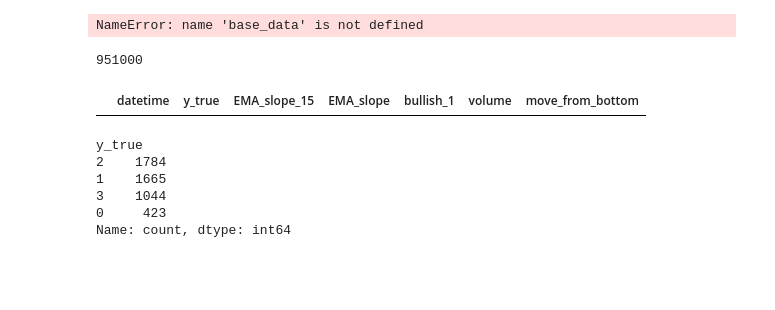
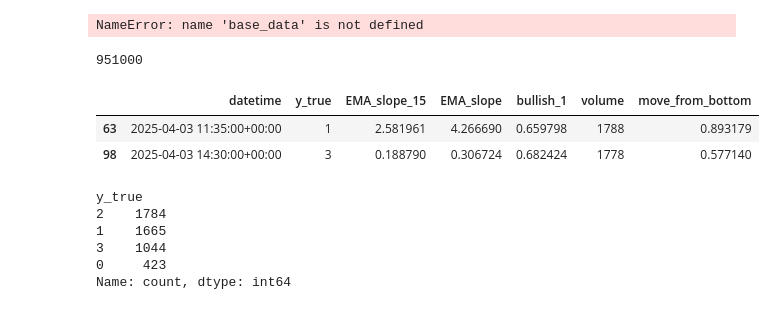
Before and after one commit to vgupta2710/Equity-Plans, a Jupyter notebook: deepnote/Data_Importer/6. Flag Adjustments Historical.ipynb, the cells around one changed output. Drawn from its saved outputs; the diff is of its cells as text; code cells hidden in the pictures; blank space fills up the shorter version.

```diff
--- a/deepnote/Data_Importer/6. Flag Adjustments Historical.ipynb
+++ b/deepnote/Data_Importer/6. Flag Adjustments Historical.ipynb
@@ -1242,13 +1245,15 @@ NameError: name 'base_data' is not defined
 # %% [output]
 951000
 # %%
-history[(history['bearish_2']> 0.72)
-        & (history['volume']> 900)
+history[(history['bearish_2']> 0.7)
+        & (history['volume']> 600)
         & ((history['EMA_slope']>0.25) | (history['EMA_slope']<-0.25))
         #& (history['move_from_top']<0.45) & (history['move_from_top']>0.12)
 ][['datetime','y_true','EMA_slope_15','EMA_slope','bullish_1','volume','move_from_bottom']]
 # %% [output]
 |  | datetime | y_true | EMA_slope_15 | EMA_slope | bullish_1 | volume | move_from_bottom |
+| 63 | 2025-04-03 11:35:00+00:00 | 1 | 2.581961 | 4.266690 | 0.659798 | 1788 | 0.893179 |
+| 98 | 2025-04-03 14:30:00+00:00 | 3 | 0.188790 | 0.306724 | 0.682424 | 1778 | 0.577140 |
 # %%
 base_data[(base_data['volume']> 900)
         & (base_data['bearish_2']> 0.72)
```
Also changed, not shown: parts of 2 cells of this notebook, 1 other file.
